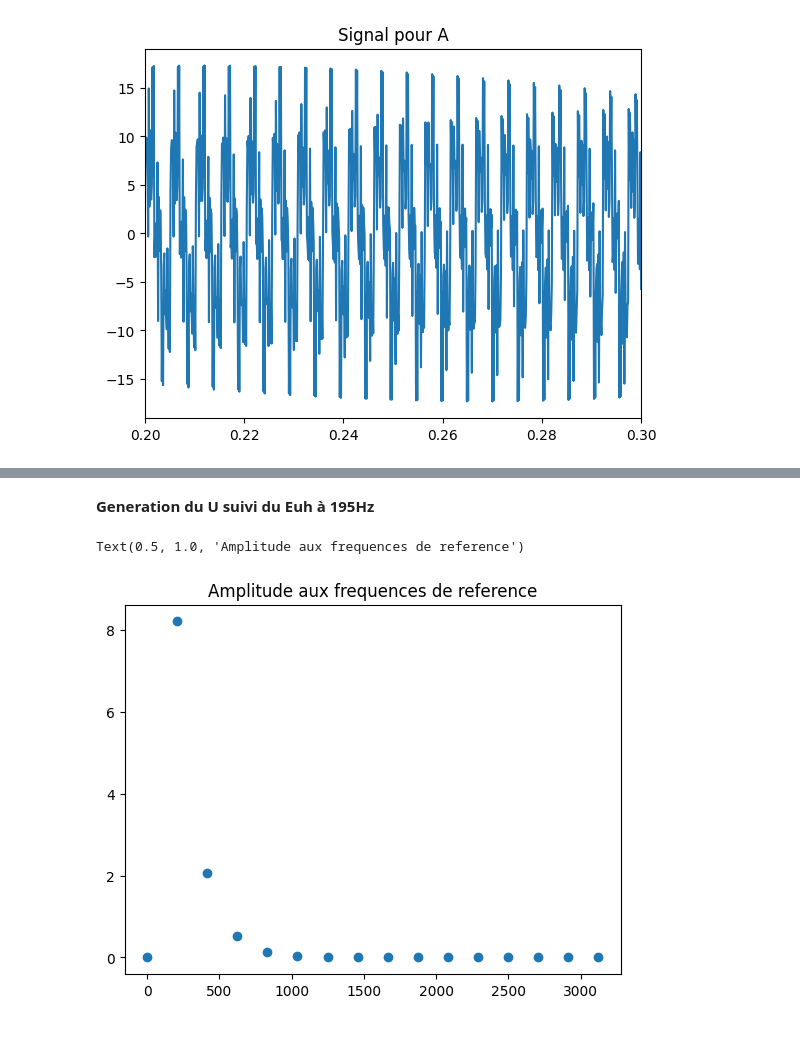
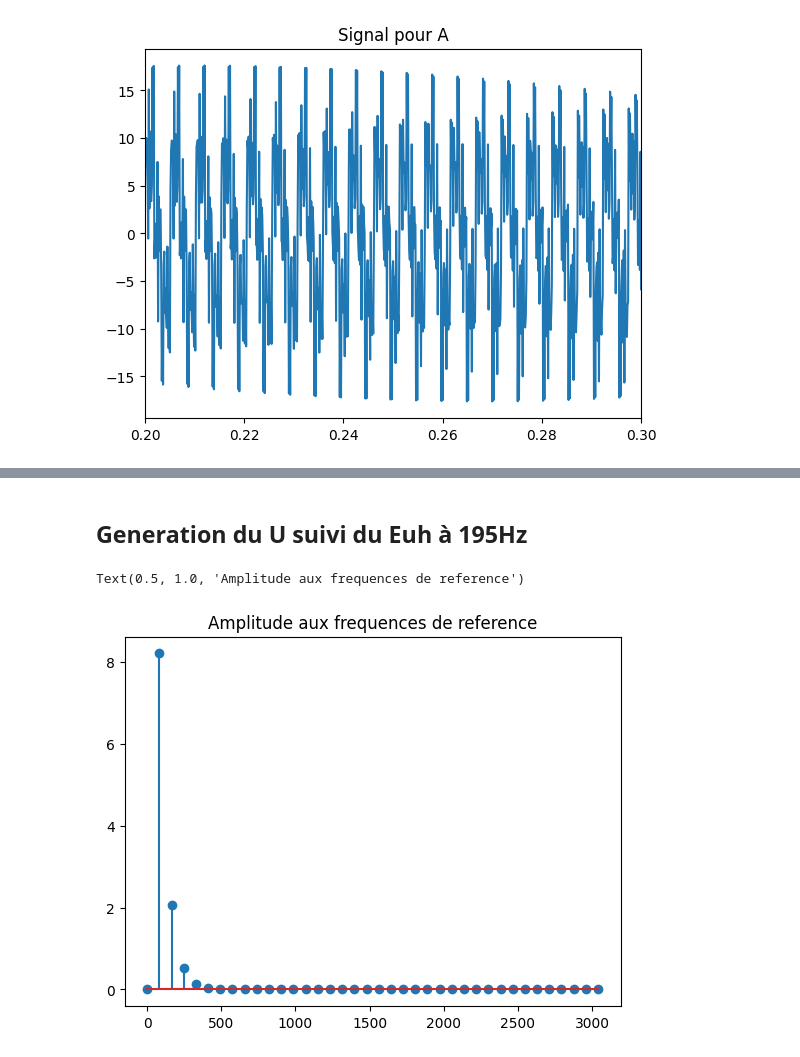
Before and after one commit to romainlavaldev/Univ, a Jupyter notebook: M1/Methodes IA/MT/voyelles.ipynb, the cells around one changed output, grey strips where cells are left out. Cells and saved outputs as stored; diff of their text form; code cells hidden in the pictures.

```diff
--- a/M1/Methodes IA/MT/voyelles.ipynb
+++ b/M1/Methodes IA/MT/voyelles.ipynb
@@ -208,19 +208,19 @@ Audio(sig, rate=fs)
 # %% [output]
 [interactive output not drawn]
 # %% [markdown]
-**Generation du U suivi du Euh à 195Hz**
+## **Generation du U suivi du Euh à 195Hz**
 # %%
-f0 = 195
+f0 = 80
 # %%
 #Creation d'une suite de pics d'amplitude aux frequences
 pics = picsAvecSuite(0, 8.2, CNDivise4, f0)
 
 axes = plt.subplot()
-axes.scatter(np.linspace(0, pics.shape[0], pics.shape[0]) * f0, pics)
+axes.stem(np.linspace(0, pics.shape[0], pics.shape[0]) * f0, pics)
 axes.set_title("Amplitude aux frequences de reference")
 # %% [output]
 Text(0.5, 1.0, 'Amplitude aux frequences de reference')
-[figure, old version]
+[figure, new version]
 # %%
 #Generation d'un U
 formants = [330, 2050, 2420]
```
Also changed, not shown: parts of 15 cells of this notebook.
